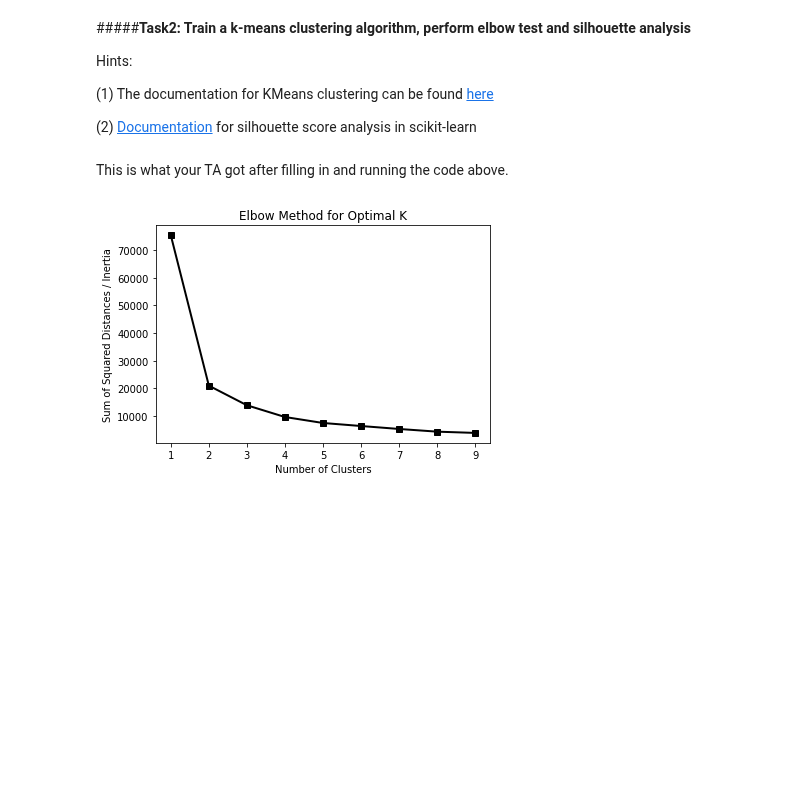
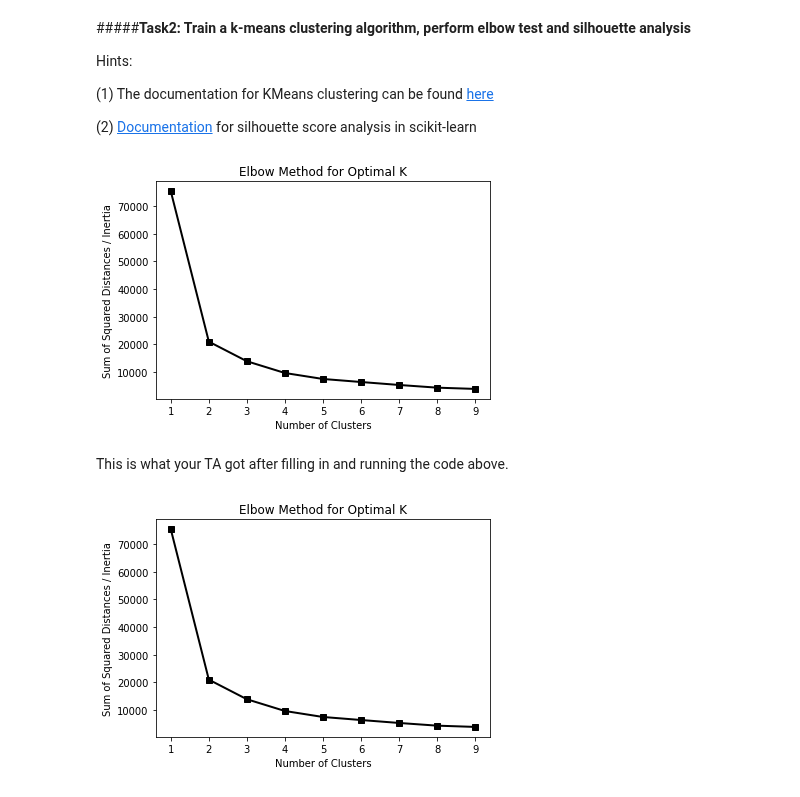
Before and after one commit to mrfabien/2022_Intro_Python, a Jupyter notebook: Exercises/W4_S1.ipynb, the cells around one changed output. Drawn from its saved outputs; the diff is of its cells as text; code cells hidden in the pictures; blank space fills up the shorter version.

```diff
--- a/Exercises/W4_S1.ipynb
+++ b/Exercises/W4_S1.ipynb
@@ -104,7 +103,7 @@ Downloading data from 'https://unils-my.sharepoint.com/:x:/g/personal/tom_beucle
 
 Hint: `pandas` has a easy function for data clean up. Check out [documentation](https://pandas.pydata.org/pandas-docs/stable/reference/api/pandas.DataFrame.dropna.html) for details.
 # %%
-penguin_df = penguins.dropna
+penguin_df = penguins.dropna()
 # %% [markdown]
 #####**Task1: Create an input dataset `X` with the culmen_length_mm and flipper_length_mm data columns**
 
@@ -114,7 +128,8 @@ Hints:
 # %%
 # Create your input for model training here
 # Input should contain penguin_df['culmen_length_mm'] and penguin_df['flipper_length_mm']
-X = _____________________________________________
+X_prov = np.column_stack((penguin_df['culmen_length_mm'],penguin_df['flipper_length_mm']))
+X = pd.DataFrame(data = X_prov, columns = ["culmen_length_mm","flipper_length_mm"])
 # %% [markdown]
 #####**Task2: Train a k-means clustering algorithm, perform elbow test and silhouette analysis**
 
@@ -131,18 +146,20 @@ from sklearn._______ import ________________
 # %%
 # Store the K-means inertia in an empty list
-_______________________ = []
-_ = ___________
-for ___________ in ______ :
- ________ = _______(n_clusters=____________)
- _______.___(X)
- ________________._______(___________)
+k_means_inertia = []
+k = range(1,10)
+for num_clu in k :
+ k_means = KMeans(n_clusters=num_clu)
+ k_means.fit(X)
+ k_means_inertia.append(k_means.inertia_)
 # %%
 # To finish the elbow method analysis, plot the change in intertia when you change the number of clusters you used to train the k-means clustering algorithm.
-plt.plot(____,__________,marker='s',c='k',lw=2)
+plt.plot(k,k_means_inertia,marker='s',c='k',lw=2)
 plt.xlabel('Number of Clusters')
 plt.ylabel('Sum of Squared Distances / Inertia')
 plt.title('Elbow Method for Optimal K')
 plt.show()
+# %% [output]
+[figure, added]
 # %% [markdown]
 This is what your TA got after filling in and running the code above.
 # %% [markdown]
```
Also changed, not shown: parts of 18 cells of this notebook.
